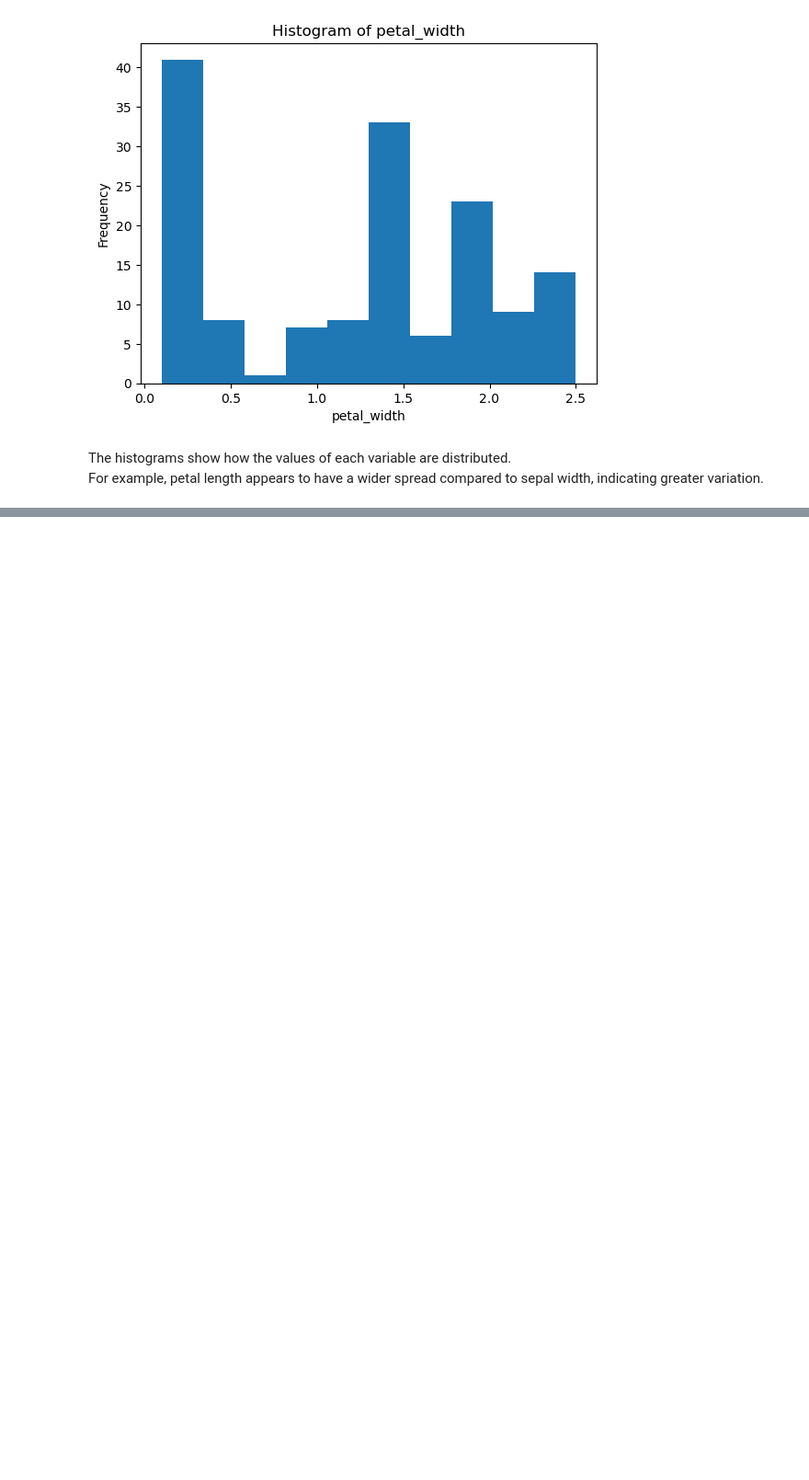
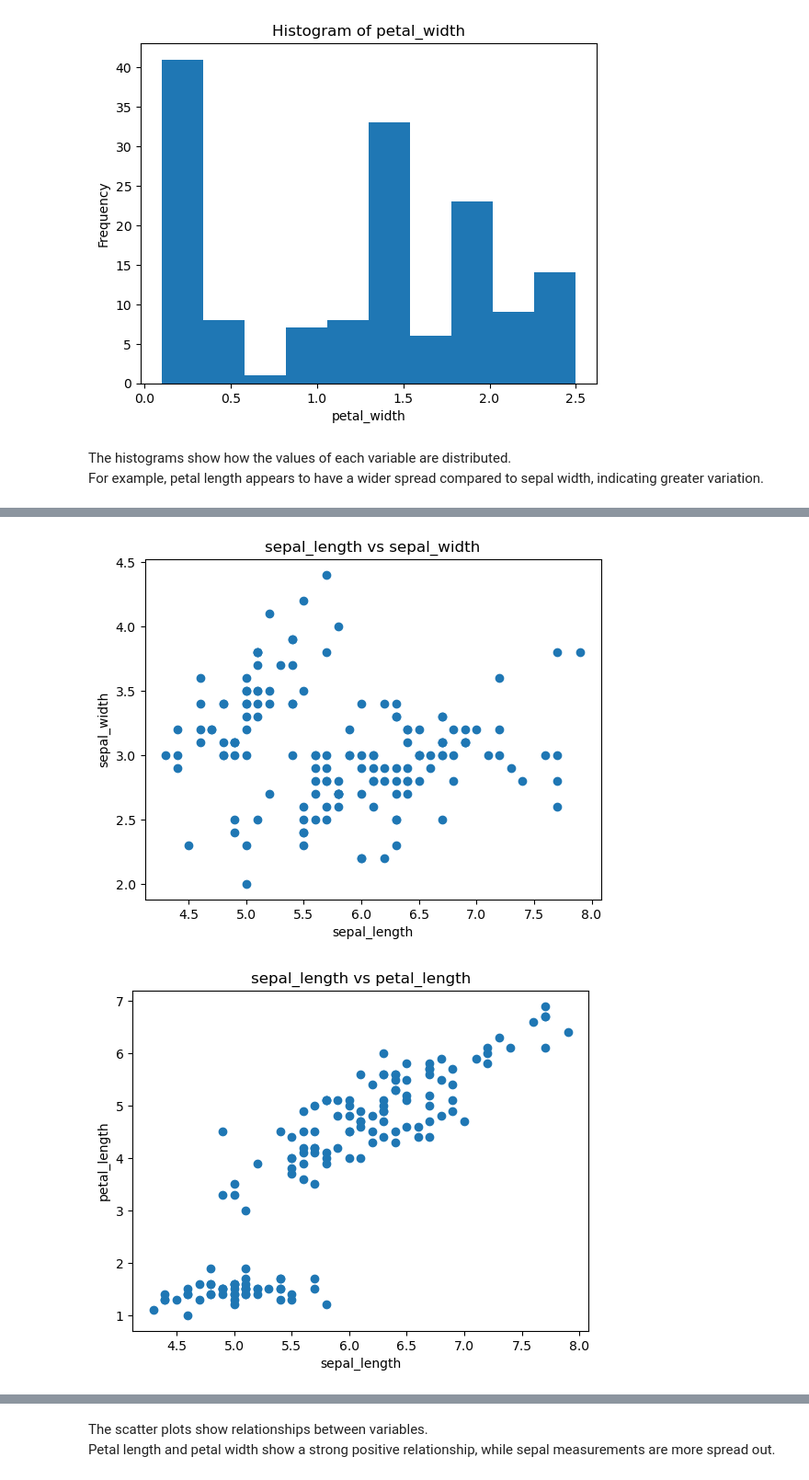
Before and after one commit to johncrumlish25/pands-project, a Jupyter notebook: analysis.ipynb, the cells around one changed output, grey strips where cells are left out. Shown at 92% size. Cells and saved outputs as stored; diff of their text form; code cells hidden in the pictures; blank space fills up the shorter version.

Commit message:
Added "Scatter Plots of Variables" which in turn created muliple scatter plots of variables

```diff
--- a/analysis.ipynb
+++ b/analysis.ipynb
@@ -88,0 +95,29 @@ For example, petal length appears to have a wider spread compared to sepal width
+# %%
+# List of numerical columns
+columns = ["sepal_length", "sepal_width", "petal_length", "petal_width"]
+
+# Loop through each pair of variables
+for x_index in range(len(columns)):
+    for y_index in range(x_index + 1, len(columns)):
+
+        x = columns[x_index]
+        y = columns[y_index]
+
+        plt.figure()
+
+        # Create scatter plot
+        plt.scatter(df[x], df[y])
+
+        # Add labels and title
+        plt.xlabel(x)
+        plt.ylabel(y)
+        plt.title(f"{x} vs {y}")
+
+        # Save the plot
+        plt.savefig(f"{x}_vs_{y}.png")
+
+        # Show the plot
+        plt.show()
+# %% [output]
+[figure, added]
+[figure, added]
@@ -88,0 +128,3 @@ For example, petal length appears to have a wider spread compared to sepal width
+# %% [markdown]
+The scatter plots show relationships between variables.
+Petal length and petal width show a strong positive relationship, while sepal measurements are more spread out.
```
Also changed, not shown: parts of 2 cells of this notebook, 6 other files.
